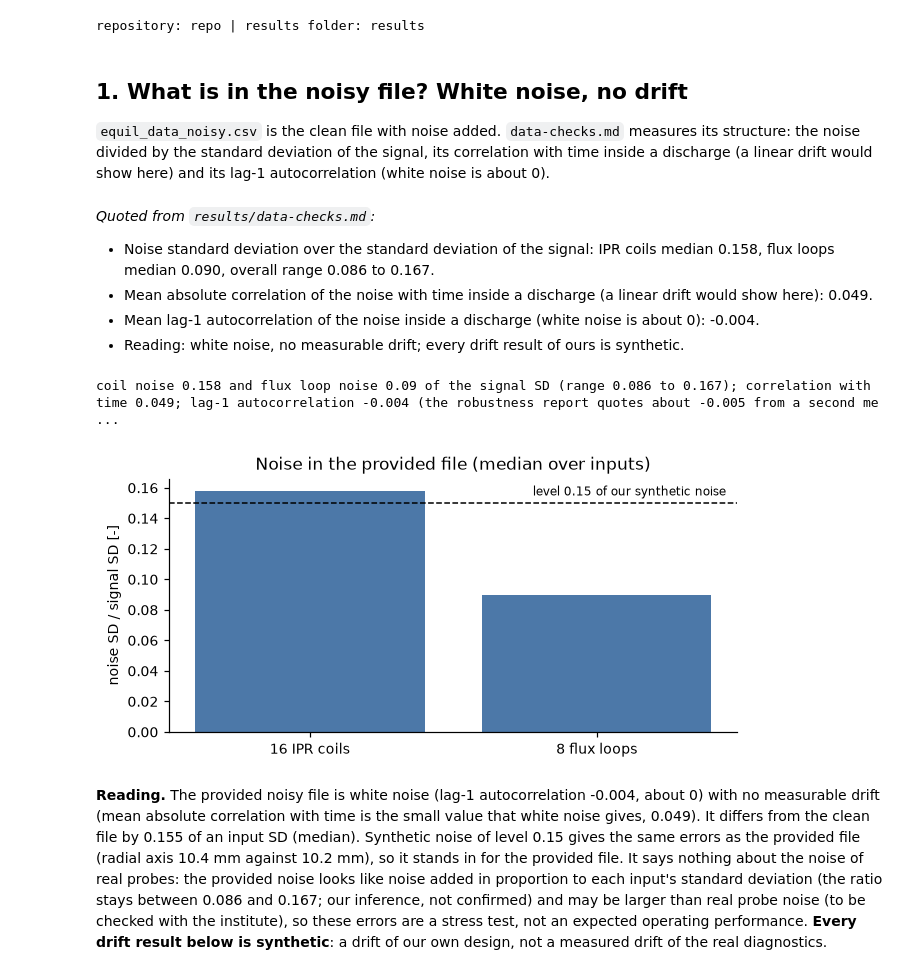
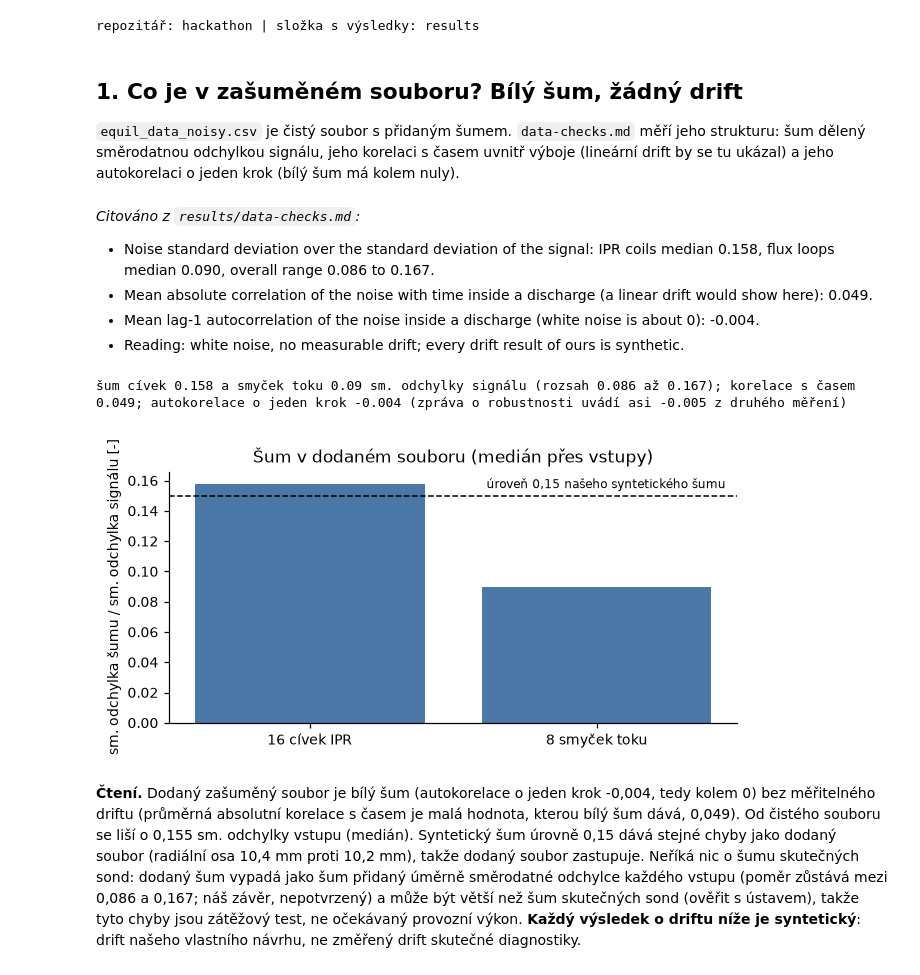
Before and after one commit to mschiller890/hackathon, a Jupyter notebook: notebooks/08_robustness_and_data_amount.ipynb, the cells around one changed output. Saved outputs shown, nothing was run; the diff lists cells and outputs as text; code cells hidden in the pictures.

```diff
--- a/notebooks/08_robustness_and_data_amount.ipynb
+++ b/notebooks/08_robustness_and_data_amount.ipynb
@@ -26,17 +26,17 @@ from pathlib import Path
 import numpy as np
 import pandas as pd
 import matplotlib.pyplot as plt
-from IPython.display import Markdown, display
+from IPython.display import Markdown as _Markdown, display
 
 plt.rcParams.update({"figure.dpi": 110, "axes.spines.top": False, "axes.spines.right": False, "font.size": 9})
 
-# This notebook reads only files committed under results/ (tables, json, png); it needs no IPP data and no training.
+# Tento notebook čte jen soubory uložené v results/ (tabulky, json, png); nepotřebuje data ÚFP ani žádné učení.
 here = Path.cwd().resolve()
 repo = next((p for p in [here, *here.parents] if (p / "results" / "final-evaluation.md").exists()), None)
 if repo is None:
-    raise SystemExit("Run from inside the repository: results/final-evaluation.md was not found")
+    raise SystemExit("Spusťte z vnitřku repozitáře: results/final-evaluation.md nebyl nalezen")
 RES = repo / "results"
-READ = set()  # every results file this notebook opens, checked against `git ls-files` at the end
+READ = set()  # každý soubor s výsledky, který notebook otevře; na konci se zkontroluje proti `git ls-files`
 
 
 def read(name):
@@ -45,13 +45,13 @@ def read(name):
 
 
 def num(x):
-    """First number in a cell: '44.2%' -> 44.2, '1.2 [0.9, 1.4]' -> 1.2, '0.53 to 1.10 (2.1x)' -> 0.53, 'n/a' -> nan."""
+    """První číslo v buňce: '44.2%' -> 44.2, '1.2 [0.9, 1.4]' -> 1.2, '0.53 to 1.10 (2.1x)' -> 0.53, 'n/a' -> nan."""
     m = re.search(r"-?\d+(?:\.\d+)?(?:e[+-]?\d+)?", str(x).replace(",", ""))
     return float(m.group()) if m else np.nan
 
 
 def md_tables(name):
-    """All pipe tables of a results markdown file as (nearest heading above, DataFrame of strings)."""
+    """Všechny tabulky s rourami ze souboru markdown s výsledky jako (nejbližší nadpis nad nimi, DataFrame řetězců)."""
     out, heading, cur = [], "", None
     for line in read(name).splitlines():
         if line.startswith("#"):
@@ -69,7 +69,7 @@ def md_tables(name):
 
 
 def table(name, heading=None, has=None, nth=0):
-    """The nth table whose heading starts with `heading` and whose header contains every column in `has`."""
+    """N-tá tabulka, jejíž nadpis začíná `heading` a jejíž hlavička obsahuje každý sloupec z `has`."""
     hits = [df for h, df in md_tables(name)
             if (heading is None or h.startswith(heading)) and all(c in df.columns for c in (has or []))]
     if len(hits) <= nth:
@@ -78,10 +78,10 @@ def table(name, heading=None, has=None, nth=0):
 
 
 def numeric(df, text=("target", "unit")):
-    """Index by the first column and turn every other column into floats (text columns kept as strings)."""
+    """Index podle prvního sloupce a převod každého dalšího sloupce na float (textové sloupce zůstanou řetězce)."""
     df = df.copy()
     if "unit" in df.columns:
-        df["unit"] = df["unit"].replace("", "-")  # dimensionless targets: the results files leave the cell empty
+        df["unit"] = df["unit"].replace("", "-")  # cíle bez jednotky: soubory s výsledky nechávají buňku prázdnou
     for c in df.columns[1:]:
         if c not in text:
             df[c] = df[c].map(num).astype(float)
@@ -89,7 +89,7 @@ def numeric(df, text=("target", "unit")):
 
 
 def section(name, heading):
-    """Lines of the `## heading...` section (up to the next `## `), as written in the results file."""
+    """Řádky oddílu `## heading...` (do dalšího `## `), tak jak jsou napsané v souboru s výsledky."""
     lines, on = [], False
     for line in read(name).splitlines():
         if line.startswith("## "):
@@ -103,65 +103,76 @@ def section(name, heading):
 
 
 def show(df, proto, fmt="{:.3g}"):
-    """Print a table with the protocol it was measured under right above it."""
-    print("Protocol:", proto)
+    """Vytiskne tabulku s protokolem, za kterého se měřila, těsně nad ní."""
+    print("Protokol:", proto)
     print(df.to_string(float_format=lambda v: fmt.format(v)))
     print()
 
 
+def cz(text):
+    """České číslování v generovaném textu: desetinná čárka místo tečky, mezera jako oddělovač tisíců."""
+    text = re.sub(r"(?<![\d,.])([1-9]\d{0,2}),(\d{3})\b", "\\1\u00a0\\2", text)
+    return re.sub(r"(?<=\d)\.(?=\d)", ",", text)
+
+
+def Markdown(text):
+    """Vygenerovaný text s českými čísly (citace ze souborů s výsledky jdou přes _Markdown beze změny)."""
+    return _Markdown(cz(text))
+
+
 def quote(text, source):
-    display(Markdown(f"*Quoted from `results/{source}`:*\n\n" + text))
+    display(_Markdown(f"*Citováno z `results/{source}`:*\n\n" + text))
 
 
 def tracked_check():
-    """True when every results file opened above is under git version control (not a local scratch file)."""
+    """Seznam souborů, které nejsou pod správou gitu (a počet přečtených); každý otevřený soubor s výsledky musí být v gitu, ne jen lokální pracovní soubor."""
     out = subprocess.run(["git", "-C", str(repo), "ls-files", "results"], capture_output=True, text=True)
     tracked = {Path(p).name for p in out.stdout.split()}
     missing = sorted(f for f in READ if f not in tracked)
     return missing, len(READ), bool(tracked)
 
 
-print("repository:", repo.name, "| results folder:", RES.relative_to(repo))
+print("repozitář:", repo.name, "| složka s výsledky:", RES.relative_to(repo))
 # %% [output]
-repository: repo | results folder: results
+repozitář: hackathon | složka s výsledky: results
 # %% [markdown]
-## 1. What is in the noisy file? White noise, no drift
+## 1. Co je v zašuměném souboru? Bílý šum, žádný drift
 
-`equil_data_noisy.csv` is the clean file with noise added. `data-checks.md` measures its structure: the noise divided by the standard deviation of the
-signal, its correlation with time inside a discharge (a linear drift would show here) and its lag-1 autocorrelation (white noise is about 0).
+`equil_data_noisy.csv` je čistý soubor s přidaným šumem. `data-checks.md` měří jeho strukturu: šum dělený směrodatnou odchylkou
+signálu, jeho korelaci s časem uvnitř výboje (lineární drift by se tu ukázal) a jeho autokorelaci o jeden krok (bílý šum má kolem nuly).
 # %%
 F_CHK, F_ROB = "data-checks.md", "robustness-findings.md"
 noise_txt = section(F_CHK, "Structure of the noise")
 quote(noise_txt, F_CHK)
 m = re.search(r"IPR coils median (\d+\.\d+), flux loops median (\d+\.\d+), overall range (\d+\.\d+) to (\d+\.\d+)", noise_txt)
 coil_med, fl_med, lo, hi = map(float, m.groups())
 corr_time = float(re.search(r"correlation of the noise with time.*?: (-?\d+\.\d+)\.", noise_txt).group(1))
 lag1 = float(re.search(r"lag-1 autocorrelation.*?: (-?\d+\.\d+)\.", noise_txt).group(1))
 rob = read(F_ROB)
 lag1_rob = float(re.search(r"lag 1 autocorrelation of\s+the noise about (-?\d+\.\d+)", rob).group(1))
 diff_med = float(re.search(r"differs\s+from the clean one by (\d+\.\d+) of an input SD", rob).group(1))
 syn, prov = map(float, re.search(r"R axis (\d+\.\d+) mm\s+synthetic against (\d+\.\d+) mm provided", rob).groups())
-print(f"coil noise {coil_med} and flux loop noise {fl_med} of the signal SD (range {lo} to {hi}); correlation with time {corr_time}; lag-1 autocorrelation {lag1} "
-      f"(the robustness report quotes about {lag1_rob} from a second measurement)")
+print(f"šum cívek {coil_med} a smyček toku {fl_med} sm. odchylky signálu (rozsah {lo} až {hi}); korelace s časem {corr_time}; autokorelace o jeden krok {lag1} "
+      f"(zpráva o robustnosti uvádí asi {lag1_rob} z druhého měření)")
 
-fig, ax = plt.subplots(figsize=(6, 3)); ax.bar(["16 IPR coils", "8 flux loops"], [coil_med, fl_med], color="#4c78a8")
-ax.axhline(0.15, color="k", ls="--", lw=1); ax.text(1.45, 0.155, "level 0.15 of our synthetic noise", ha="right", fontsize=8)
-ax.set_ylabel("noise SD / signal SD [-]"); ax.set_title("Noise in the provided file (median over inputs)"); plt.tight_layout(); plt.show()
+fig, ax = plt.subplots(figsize=(6, 3)); ax.bar(["16 cívek IPR", "8 smyček toku"], [coil_med, fl_med], color="#4c78a8")
+ax.axhline(0.15, color="k", ls="--", lw=1); ax.text(1.45, 0.155, "úroveň 0,15 našeho syntetického šumu", ha="right", fontsize=8)
+ax.set_ylabel("sm. odchylka šumu / sm. odchylka signálu [-]"); ax.set_title("Šum v dodaném souboru (medián přes vstupy)"); plt.tight_layout(); plt.show()
 display(Markdown(
-    f"**Reading.** The provided noisy file is white noise (lag-1 autocorrelation {lag1}, about 0) with no measurable drift (mean absolute correlation with time is the small value that white noise gives, "
-    f"{corr_time:.3f}). It differs from the clean file by {diff_med} of an input SD (median). "
-    f"Synthetic noise of level 0.15 gives the same errors as the provided file (radial axis {syn} mm against {prov} mm), so it stands in for the provided file. "
-    f"It says nothing about the noise of real probes: the provided noise looks like noise added in proportion to each input's standard deviation (the ratio stays between {lo} and {hi}; our inference, not confirmed) "
-    f"and may be larger than real probe noise (to be checked with the institute), so these errors are a stress test, not an expected operating performance. "
-    f"**Every drift result below is synthetic**: a drift of our own design, not a measured drift of the real diagnostics."))
+    f"**Čtení.** Dodaný zašuměný soubor je bílý šum (autokorelace o jeden krok {lag1}, tedy kolem 0) bez měřitelného driftu (průměrná absolutní korelace s časem je malá hodnota, kterou bílý šum dává, "
+    f"{corr_time:.3f}). Od čistého souboru se liší o {diff_med} sm. odchylky vstupu (medián). "
+    f"Syntetický šum úrovně 0,15 dává stejné chyby jako dodaný soubor (radiální osa {syn} mm proti {prov} mm), takže dodaný soubor zastupuje. "
+    f"Neříká nic o šumu skutečných sond: dodaný šum vypadá jako šum přidaný úměrně směrodatné odchylce každého vstupu (poměr zůstává mezi {lo} a {hi}; náš závěr, nepotvrzený) "
+    f"a může být větší než šum skutečných sond (ověřit s ústavem), takže tyto chyby jsou zátěžový test, ne očekávaný provozní výkon. "
+    f"**Každý výsledek o driftu níže je syntetický**: drift našeho vlastního návrhu, ne změřený drift skutečné diagnostiky."))
 # %% [output]
-*Quoted from `results/data-checks.md`:*
+*Citováno z `results/data-checks.md`:*
 
 - Noise standard deviation over the standard deviation of the signal: IPR coils median 0.158, flux loops median 0.090, overall range 0.086 to 0.167.
 - Mean absolute correlation of the noise with time inside a discharge (a linear drift would show here): 0.049.
 - Mean lag-1 autocorrelation of the noise inside a discharge (white noise is about 0): -0.004.
 - Reading: white noise, no measurable drift; every drift result of ours is synthetic.
-coil noise 0.158 and flux loop noise 0.09 of the signal SD (range 0.086 to 0.167); correlation with time 0.049; lag-1 autocorrelation -0.004 (the robustness report quotes about -0.005 from a second me ...
+šum cívek 0.158 a smyček toku 0.09 sm. odchylky signálu (rozsah 0.086 až 0.167); korelace s časem 0.049; autokorelace o jeden krok -0.004 (zpráva o robustnosti uvádí asi -0.005 z druhého měření)
-[figure, old version]
+[figure, new version]
-**Reading.** The provided noisy file is white noise (lag-1 autocorrelation -0.004, about 0) with no measurable drift (mean absolute correlation with time is the small value that white noise gives, 0.049). It differs from the clean file by 0.155 of an input SD (median). Synthetic noise of level 0.15 gives the same errors as the provided file (radial axis 10.4 mm against 10.2 mm), so it stands in for the provided file. It says nothing about the noise of real probes: the provided noise looks like noise added in proportion to each input's standard deviation (the ratio stays between 0.086 and 0.167; our inference, not confirmed) and may be larger than real probe noise (to be checked with the institute), so these errors are a stress test, not an expected operating performance. **Every drift result below is synthetic**: a drift of our own design, not a measured drift of the real diagnostics.
+**Čtení.** Dodaný zašuměný soubor je bílý šum (autokorelace o jeden krok -0,004, tedy kolem 0) bez měřitelného driftu (průměrná absolutní korelace s časem je malá hodnota, kterou bílý šum dává, 0,049). Od čistého souboru se liší o 0,155 sm. odchylky vstupu (medián). Syntetický šum úrovně 0,15 dává stejné chyby jako dodaný soubor (radiální osa 10,4 mm proti 10,2 mm), takže dodaný soubor zastupuje. Neříká nic o šumu skutečných sond: dodaný šum vypadá jako šum přidaný úměrně směrodatné odchylce každého vstupu (poměr zůstává mezi 0,086 a 0,167; náš závěr, nepotvrzený) a může být větší než šum skutečných sond (ověřit s ústavem), takže tyto chyby jsou zátěžový test, ne očekávaný provozní výkon. **Každý výsledek o driftu níže je syntetický**: drift našeho vlastního návrhu, ne změřený drift skutečné diagnostiky.
 # %% [markdown]
```
Also changed, not shown: parts of 18 cells of this notebook, 9 other files.
